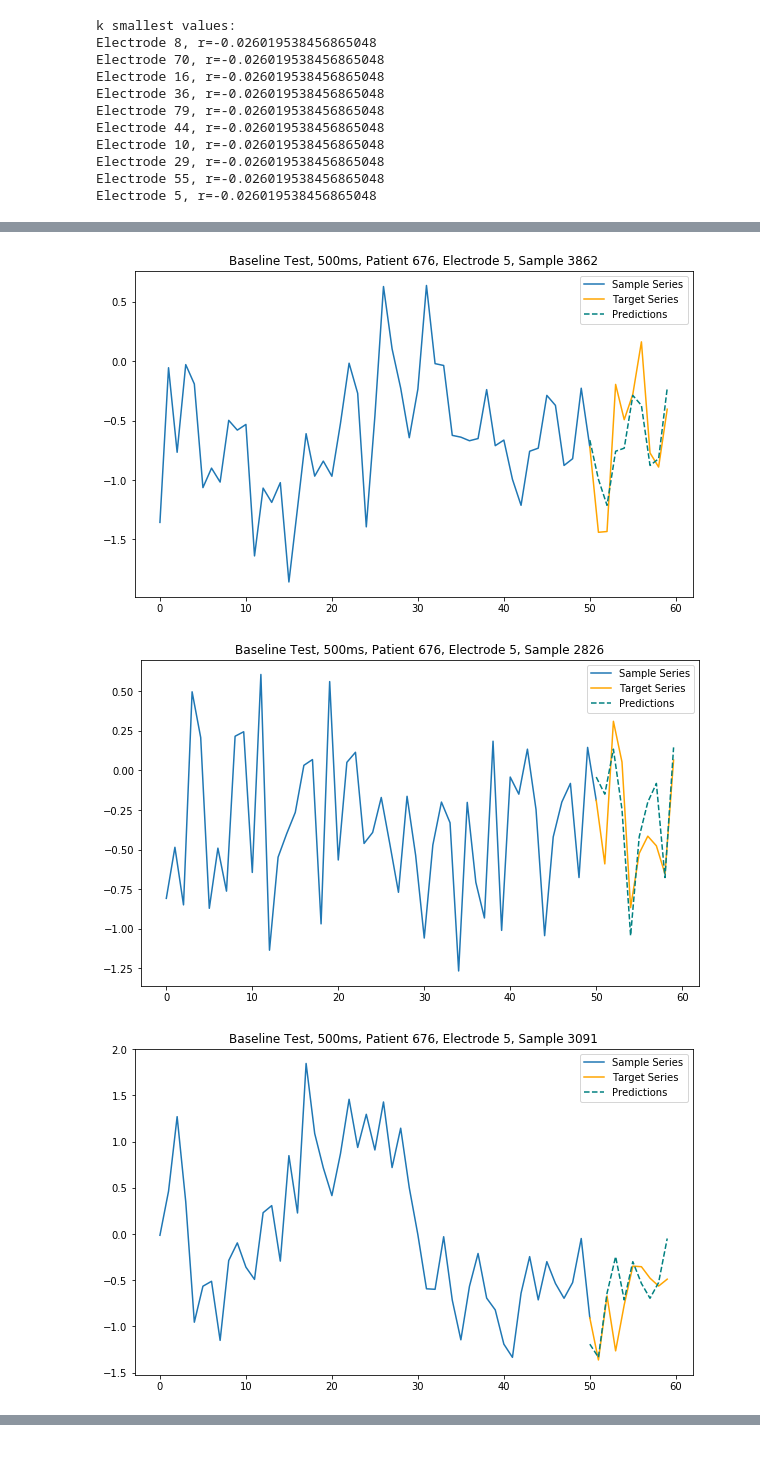
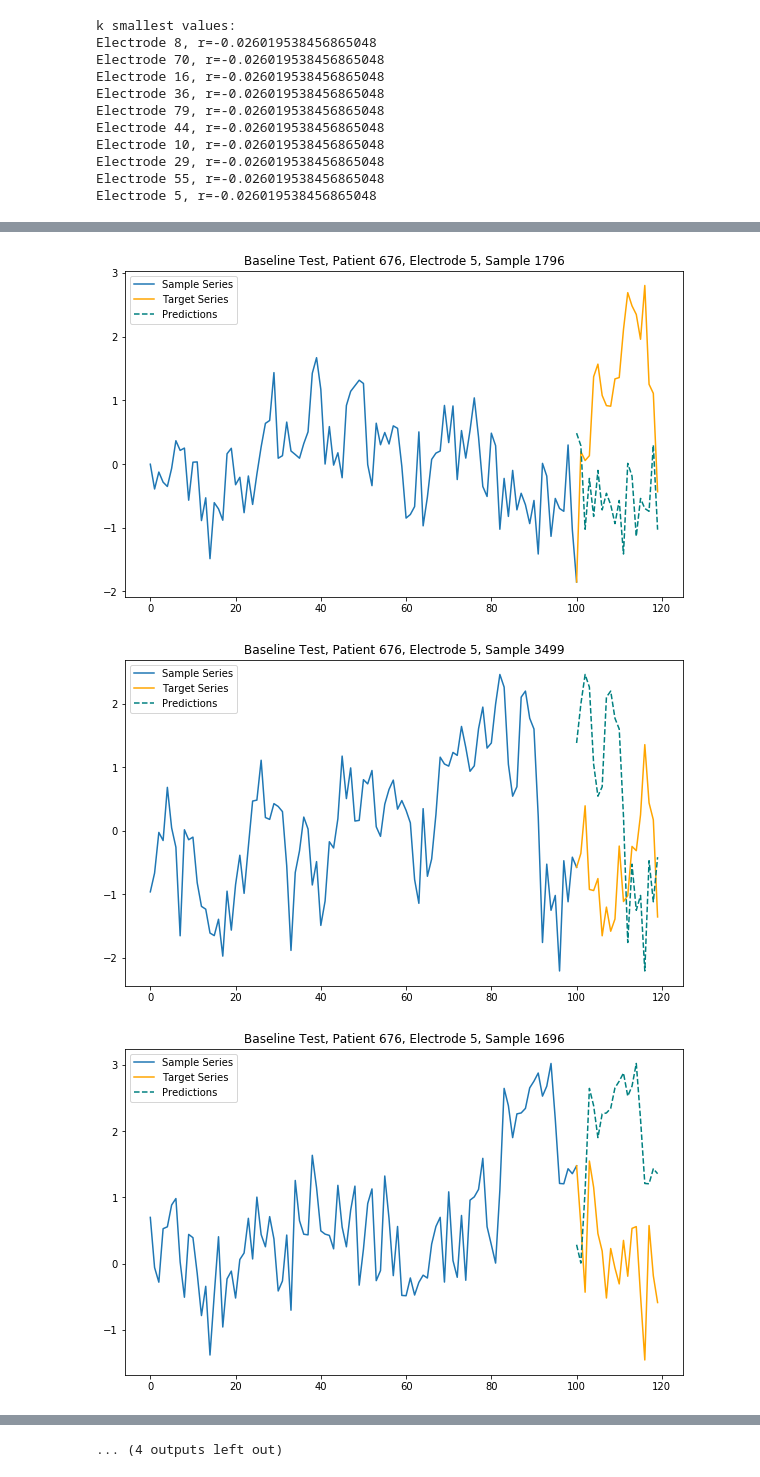
Before and after one commit to theodormarcu/brain2brain, a Jupyter notebook: experiments/notebooks/one_to_one/One_Electrode_Baseline.ipynb, the cells around one changed output, grey strips where cells are left out. Cells and saved outputs as stored; diff of their text form; code cells hidden in the pictures.

```diff
--- a/experiments/notebooks/one_to_one/One_Electrode_Baseline.ipynb
+++ b/experiments/notebooks/one_to_one/One_Electrode_Baseline.ipynb
@@ -388,14 +406,14 @@ Electrode 5, r=-0.026019538456865048
 # %%
 # Show Electrode 5
 electrode = 5
-n = 10
+n = 20
 samples, targets = val_bin_norm_generator[0]
 preds = samples[:, -n:, electrode]
 mae_per_sample = np.mean(np.abs(targets[:, :, electrode] - preds), axis=1)
 print(mae_per_sample.shape)
-k = 5
-result = np.argpartition(mae_per_sample, k)
-print("\nk smallest values:")
+k = 15
+result = mae_per_sample.argsort()[-k:]
+print("\nk biggest values:")
 for i in range(k):
     print(f"Sample {result[i]}, mae:{mae_per_sample[result[i]]}, r:{pearsonr(targets[result[i], :, electrode],preds[result[i],:])}")
     plt.figure(figsize=(10,6))
@@ -404,6 +422,6 @@ for i in range(k):
     plt.plot(range(0,x_sample+1), sample)
     plt.plot(range(x_sample,x_sample+n),targets[result[i], :, electrode], color='orange')
     plt.plot(range(x_sample,x_sample+n),preds[result[i],:], color='teal', linestyle='--')
-    plt.title(f'Baseline Test, 500ms, Patient 676, Electrode {electrode}, Sample {result[i]}')
+    plt.title(f'Baseline Test, Patient 676, Electrode {electrode}, Sample {result[i]}')
     plt.legend(['Sample Series','Target Series','Predictions'])
 # %% [output]
@@ -418,3 +446,3 @@ Sample 637, mae:0.24645224440125596, r:(0.6929815474681594, 0.026302329772783923
-[figure, old version]
+[figure, new version]
-[figure, old version]
+[figure, new version]
-[figure, old version]
+[figure, new version]
@@ -422,0 +457 @@ Sample 637, mae:0.24645224440125596, r:(0.6929815474681594, 0.026302329772783923
+... (4 outputs left out)
```
Also changed, not shown: parts of 4 cells of this notebook, 5 other files.
